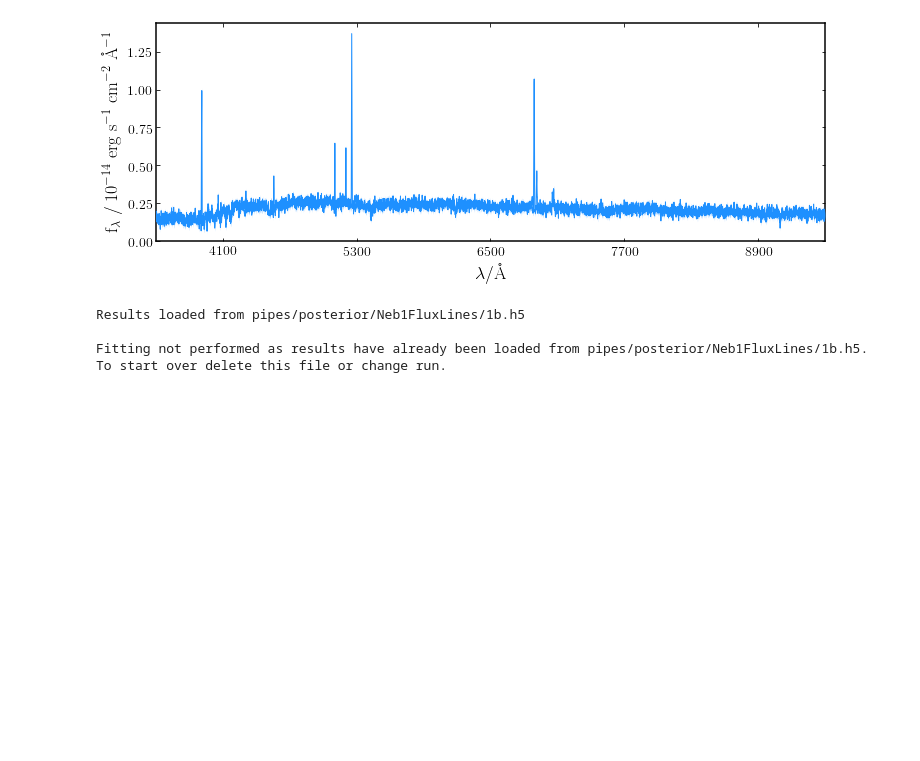
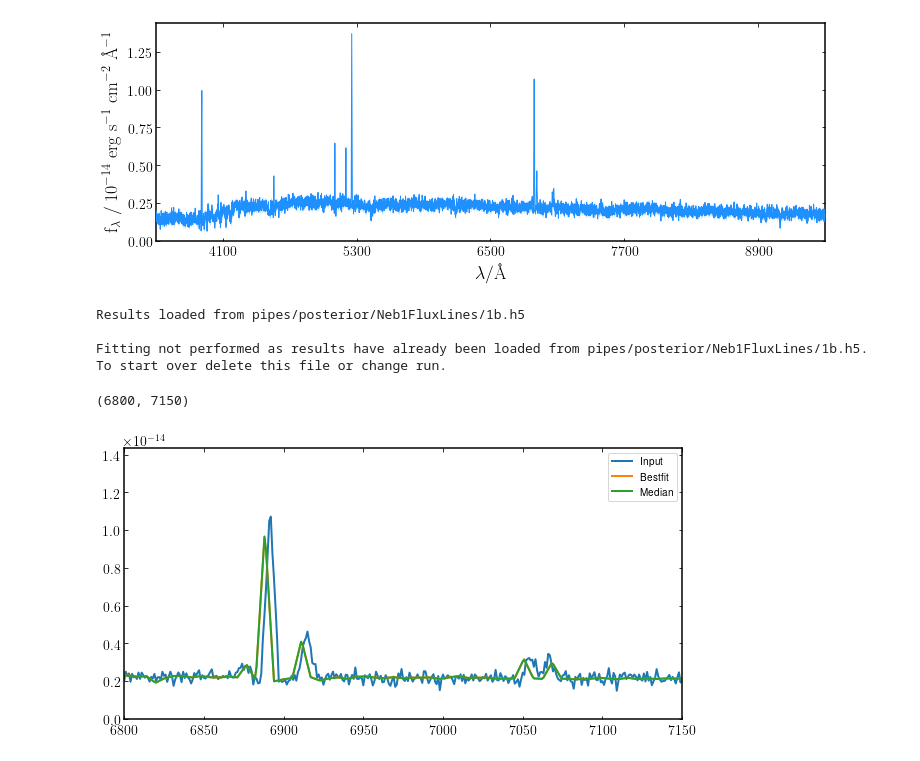
Before and after one commit to cas33-pirie/bagpipes, a Jupyter notebook: emission_lines_test/EmissionTest1.ipynb, the cells around one changed output. Cells and saved outputs as stored; diff of their text form; code cells hidden in the pictures; blank space fills up the shorter version.

```diff
--- a/emission_lines_test/EmissionTest1.ipynb
+++ b/emission_lines_test/EmissionTest1.ipynb
@@ -72,3 +64,16 @@ if "calib" in list(fit1.posterior.samples):
+# %%
+plt.figure(figsize=(10,5))
+plt.plot(spectrum[:,0], spectrum[:,1],label="Input")
+plt.plot(spectrum[:,0], spectrum_bestfit,label="Bestfit")
+plt.plot(spectrum[:,0], med_spec,label="Median")
+
+plt.legend()
+
+
+plt.xlim(6800,7150)
+# %% [output]
+(6800, 7150)
+[figure, added]
 # %%
 #loads model spectra data from file
 spec = np.loadtxt("fluxlines1a.txt",delimiter=',')
```
Also changed, not shown: parts of 2 cells of this notebook.
